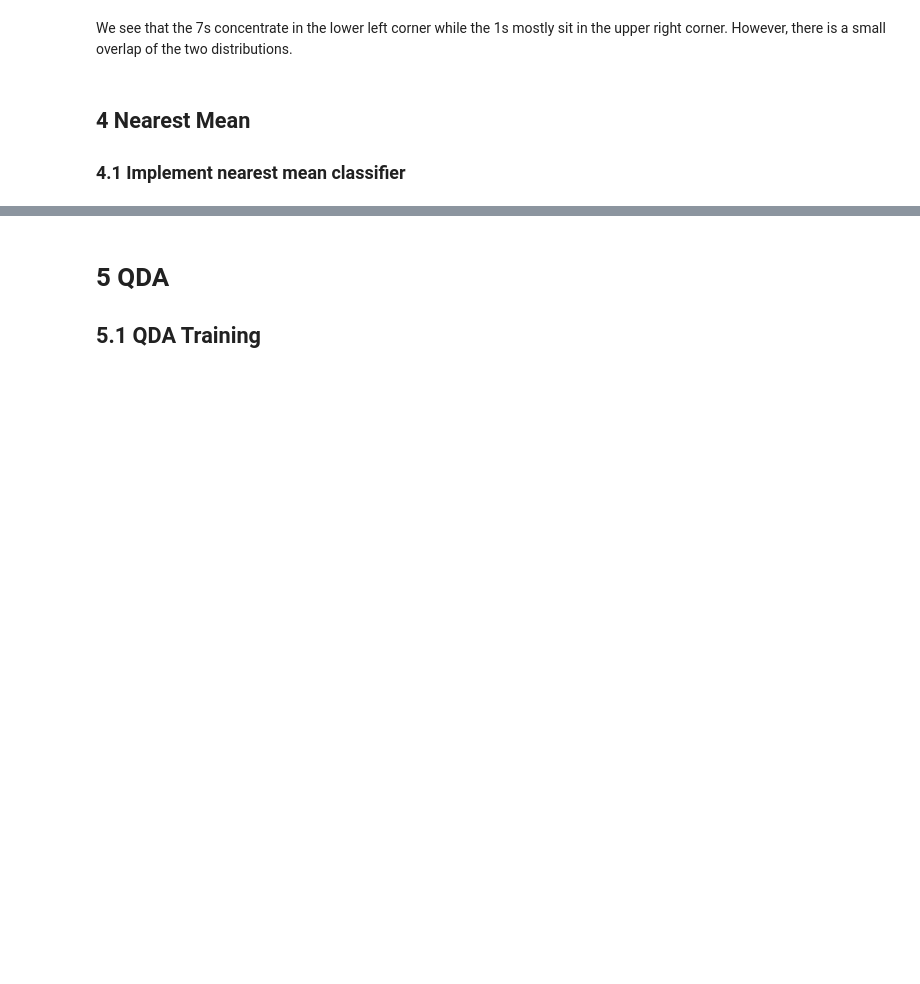
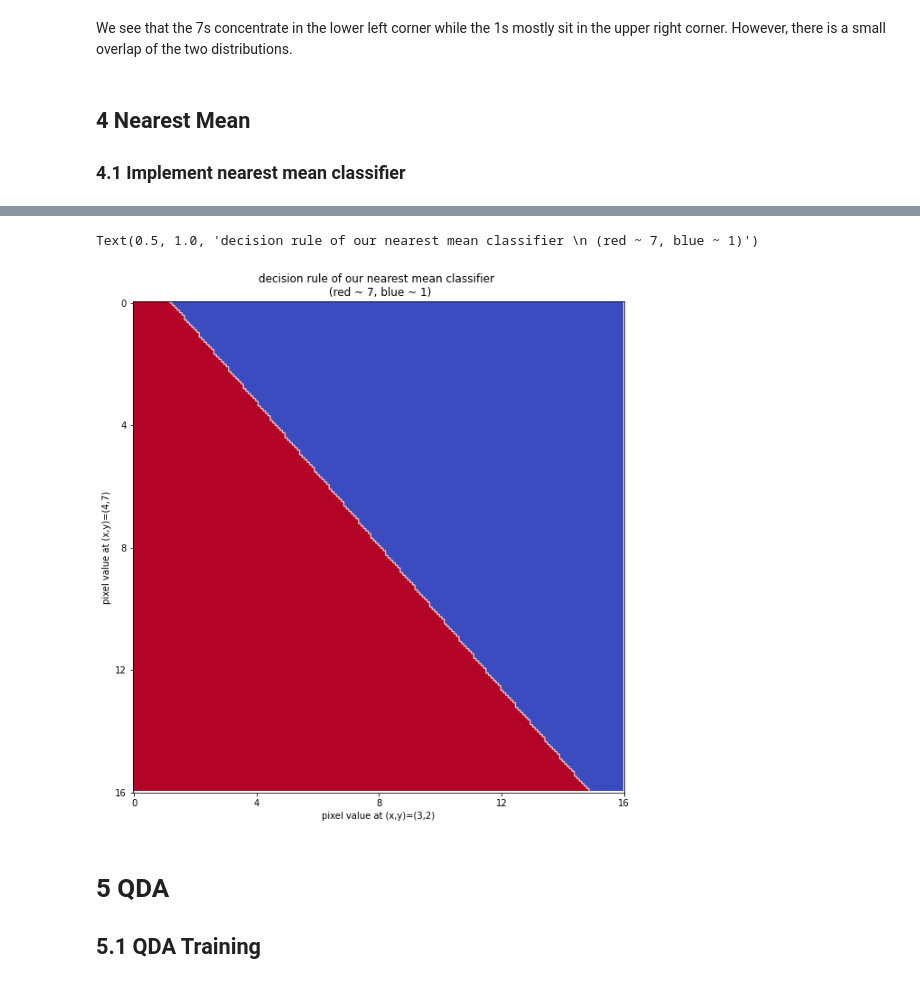
Before and after one commit to Osburg/Fundamentals-of-Machine-Learning, a Jupyter notebook: ex02/qda-lda.ipynb, the cells around one changed output, grey strips where cells are left out. Cells and saved outputs as stored; diff of their text form; code cells hidden in the pictures; blank space fills up the shorter version.

```diff
--- a/ex02/qda-lda.ipynb
+++ b/ex02/qda-lda.ipynb
@@ -183,3 +149,23 @@ sns.heatmap(pivotted,cmap='RdBu')
+# %%
+#create grid for decision rule
+x = np.linspace(0,16,200,endpoint=True)
+grid = np.transpose([np.tile(x, len(x)), np.repeat(np.flip(x), len(x))])
+labels = nearest_mean(data_train_r, target_train, grid)
+labels = np.reshape(labels, (200, 200))
+# %%
+fig = plt.figure(figsize=(10,10))
+ax = plt.subplot(111)
+ax.imshow(labels, cmap="coolwarm")
+ax.set_xlabel("pixel value at (x,y)=(3,2)")
+ax.set_ylabel("pixel value at (x,y)=(4,7)")
+ax.set_xticks([0,50,100,150,200])
+ax.set_xticklabels(["0","4","8","12","16"])
+ax.set_yticks([0,50,100,150,200])
+ax.set_yticklabels(["0","4","8","12","16"])
+ax.set_title("decision rule of our nearest mean classifier \n (red ~ 7, blue ~ 1)")
+# %% [output]
+Text(0.5, 1.0, 'decision rule of our nearest mean classifier \n (red ~ 7, blue ~ 1)')
+[figure, added]
 # %% [markdown]
 # 5 QDA
 ## 5.1 QDA Training
```
Also changed, not shown: parts of 11 cells of this notebook, 1 other file.
